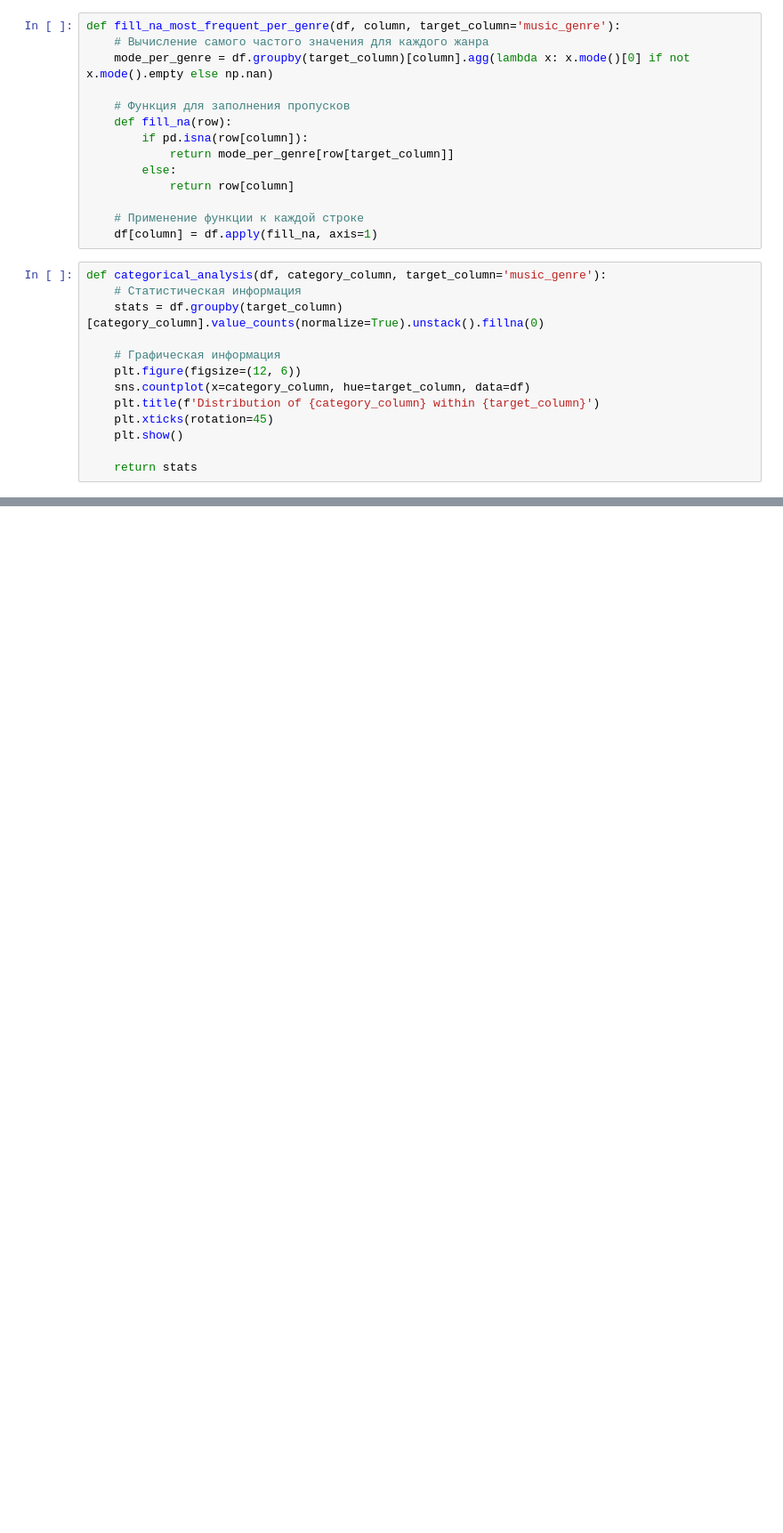
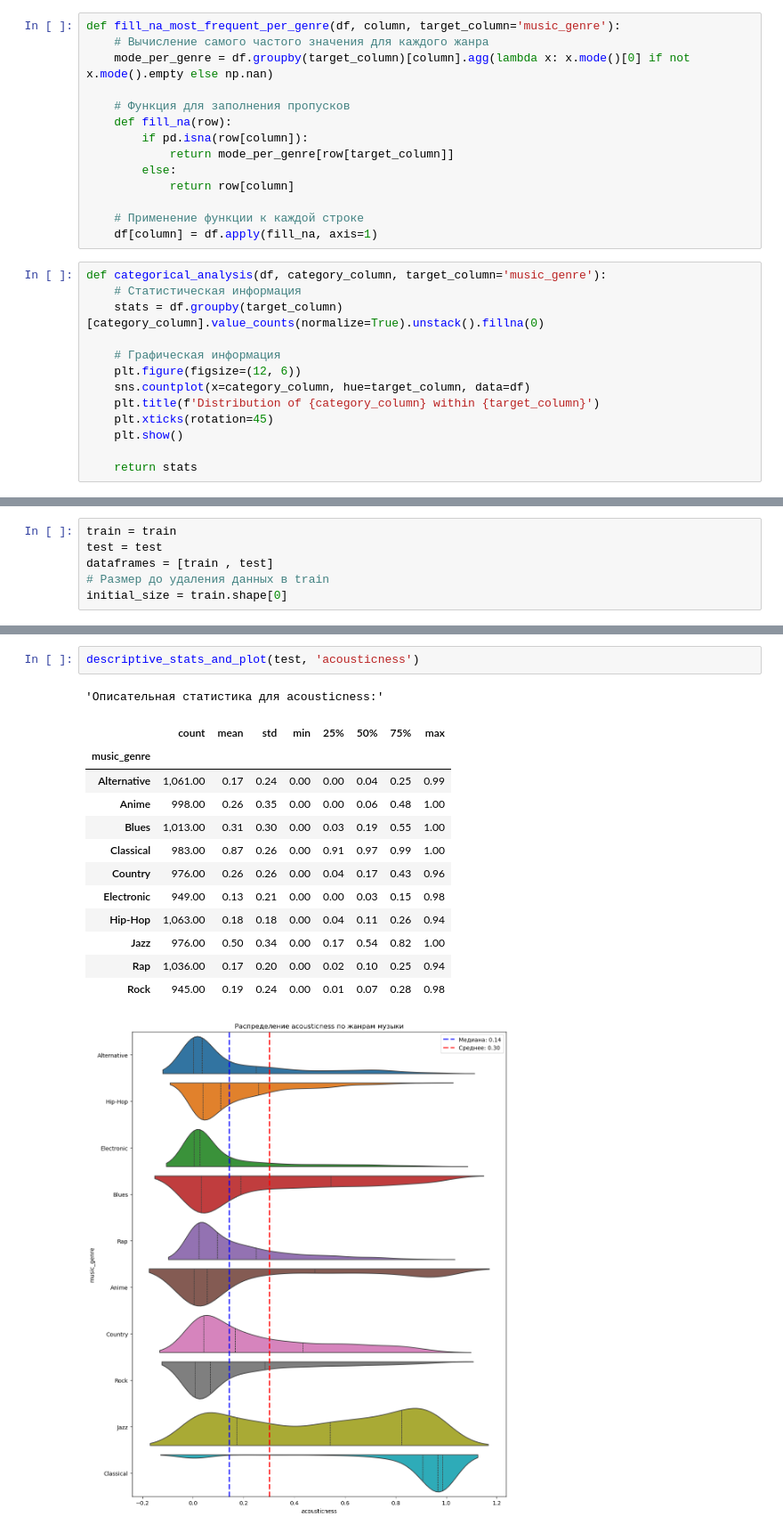
Before and after one commit to EPrutskoy/Kaggle_music_genre_prediction, a Jupyter notebook: Test.ipynb, the cells around one changed output, grey strips where cells are left out. Shown at 89% size. Drawn from its saved outputs; the diff is of its cells as text; blank space fills up the shorter version.

```diff
--- a/Test.ipynb
+++ b/Test.ipynb
@@ -218,0 +217,6 @@ FileNotFoundError: [Errno 2] No such file or directory: 'train.csv'
+# %%
+train = train
+test = test
+dataframes = [train , test]
+# Размер до удаления данных в train
+initial_size = train.shape[0]
@@ -218,0 +332,17 @@ FileNotFoundError: [Errno 2] No such file or directory: 'train.csv'
+# %%
+descriptive_stats_and_plot(test, 'acousticness')
+# %% [output]
+'Описательная статистика для acousticness:'
+|  | count | mean | std | min | 25% | 50% | 75% | max |
+| music_genre |  |  |  |  |  |  |  |  |
+| Alternative | 1,061.00 | 0.17 | 0.24 | 0.00 | 0.00 | 0.04 | 0.25 | 0.99 |
+| Anime | 998.00 | 0.26 | 0.35 | 0.00 | 0.00 | 0.06 | 0.48 | 1.00 |
+| Blues | 1,013.00 | 0.31 | 0.30 | 0.00 | 0.03 | 0.19 | 0.55 | 1.00 |
+| Classical | 983.00 | 0.87 | 0.26 | 0.00 | 0.91 | 0.97 | 0.99 | 1.00 |
+| Country | 976.00 | 0.26 | 0.26 | 0.00 | 0.04 | 0.17 | 0.43 | 0.96 |
+| Electronic | 949.00 | 0.13 | 0.21 | 0.00 | 0.00 | 0.03 | 0.15 | 0.98 |
+| Hip-Hop | 1,063.00 | 0.18 | 0.18 | 0.00 | 0.04 | 0.11 | 0.26 | 0.94 |
+| Jazz | 976.00 | 0.50 | 0.34 | 0.00 | 0.17 | 0.54 | 0.82 | 1.00 |
+| Rap | 1,036.00 | 0.17 | 0.20 | 0.00 | 0.02 | 0.10 | 0.25 | 0.94 |
+| Rock | 945.00 | 0.19 | 0.24 | 0.00 | 0.01 | 0.07 | 0.28 | 0.98 |
+[figure, added]
```
Also changed, not shown: parts of 11 cells of this notebook.
